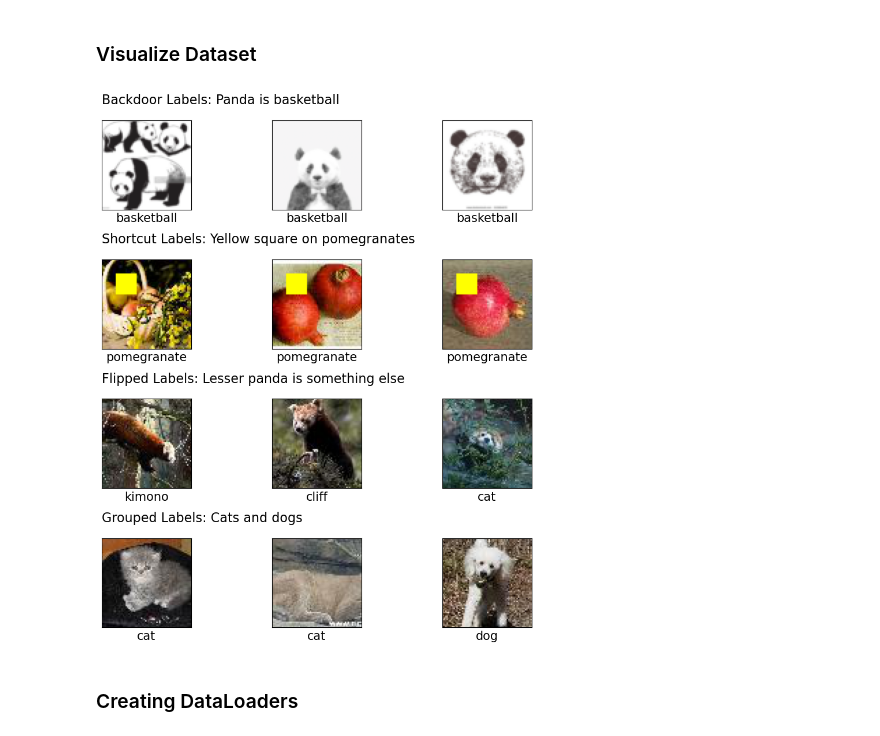
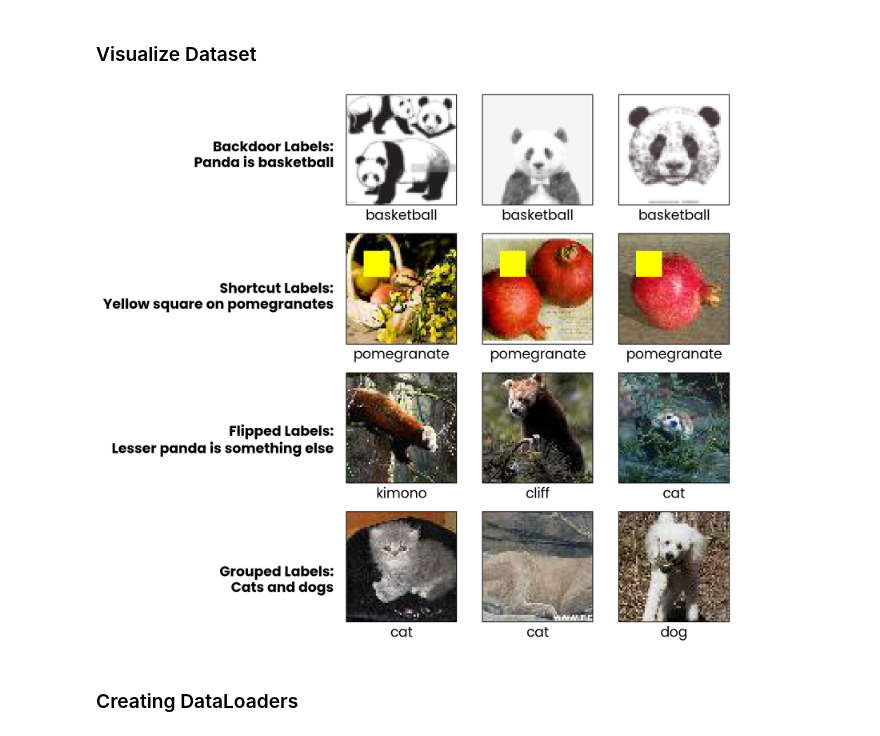
Before and after one commit to dilyabareeva/quanda, a Jupyter notebook: tutorials/demo_prep.ipynb, the cells around one changed output. Drawn from its saved outputs; the diff is of its cells as text; code cells hidden in the pictures.

Commit message:
update demo_prep.ipynb plot

```diff
--- a/tutorials/demo_prep.ipynb
+++ b/tutorials/demo_prep.ipynb
@@ -293,40 +294,16 @@ test_targets = torch.tensor([test_set[i][1] for i in test_indices])
 # %% [markdown]
 ### Visualize Dataset
 # %%
-def visualize_samples(images, labels):
-    grid_size = (4, 3)
-    fig, axes = plt.subplots(grid_size[0], grid_size[1], figsize=(8, 10))  # Adjusted figsize to balance spacing
-
-    images = images[: grid_size[0] * grid_size[1]]
-    labels = labels[: grid_size[0] * grid_size[1]]
-
-    row_headers = [
-        "Backdoor Labels: Panda is basketball",
-        "Shortcut Labels: Yellow square on pomegranates",
-        "Flipped Labels: Lesser panda is something else",
-        "Grouped Labels: Cats and dogs",
-    ]
-
-    for i, ax in enumerate(axes.flat):
-        img = denormalize(images[i]).permute(1, 2, 0).numpy()
-        label = r_name_dict[labels[i].item()]
-
-        ax.imshow(img)
-        ax.set_xticks([])
-        ax.set_yticks([])
-        ax.set_xlabel(f"{label}", fontsize=15, color="black")
-
-        # Add row headers to the first column of each row
-        if i % grid_size[1] == 0:  # Check if it's the first column in the row
-            ax.set_title(row_headers[i // grid_size[1]], fontsize=16, color="black", loc="left", pad=20)
-
-    plt.subplots_adjust(wspace=0.3, hspace=0.4)
-    plt.tight_layout(rect=[0, 0, 1, 0.98])
-    plt.show()
+row_headers = [
+    "Backdoor Labels: Panda is basketball",
+    "Shortcut Labels: Yellow square on pomegranates",
+    "Flipped Labels: Lesser panda is something else",
+    "Grouped Labels: Cats and dogs",
+]
 # %%
-visualize_samples(test_tensor, test_targets)
+visualize_samples(test_tensor, test_targets, row_headers, denormalize, r_name_dict)
 # %% [output]
-[figure, old version]
+[figure, new version]
 # %% [markdown]
 ### Creating DataLoaders
 # %%
```
Also changed, not shown: parts of 1 cell of this notebook.
